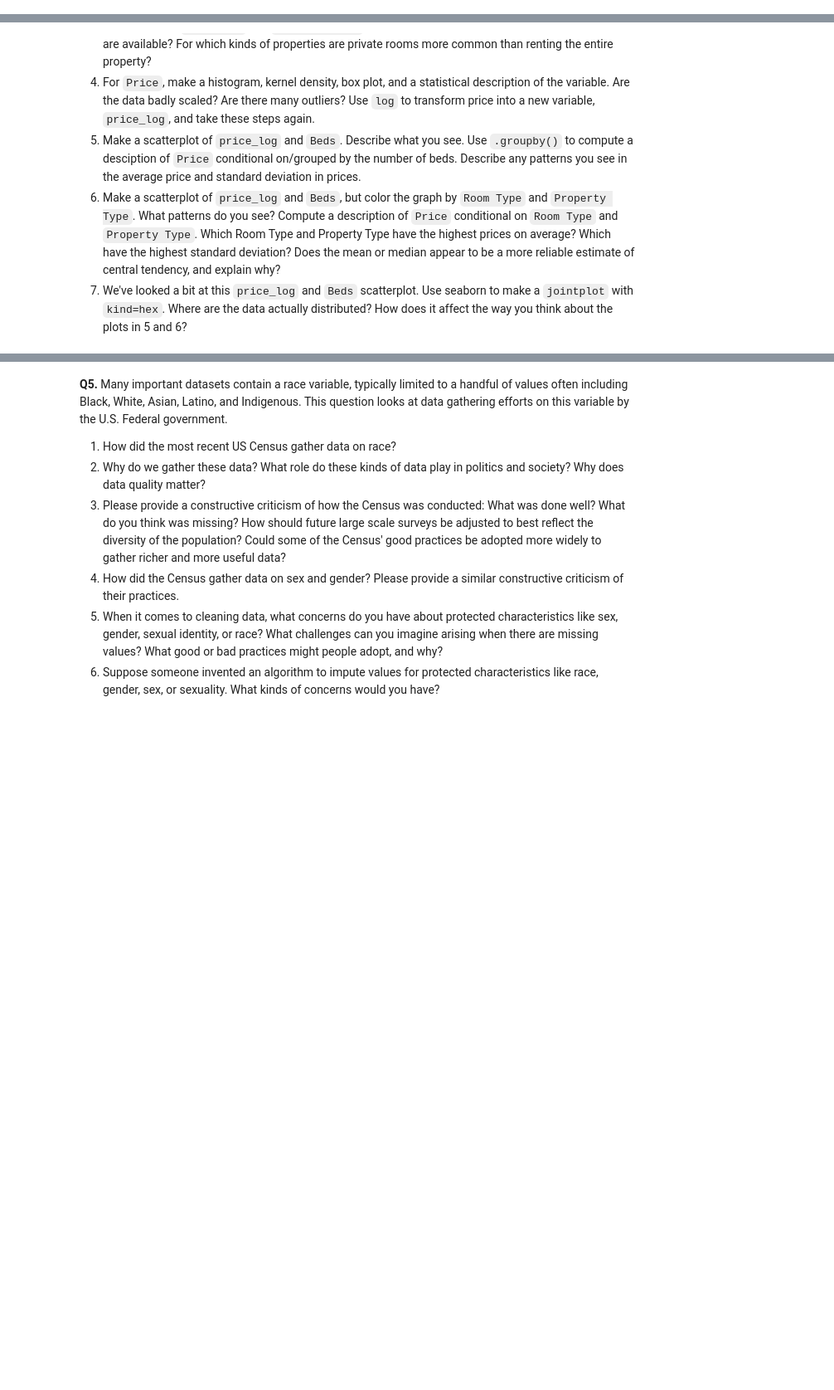
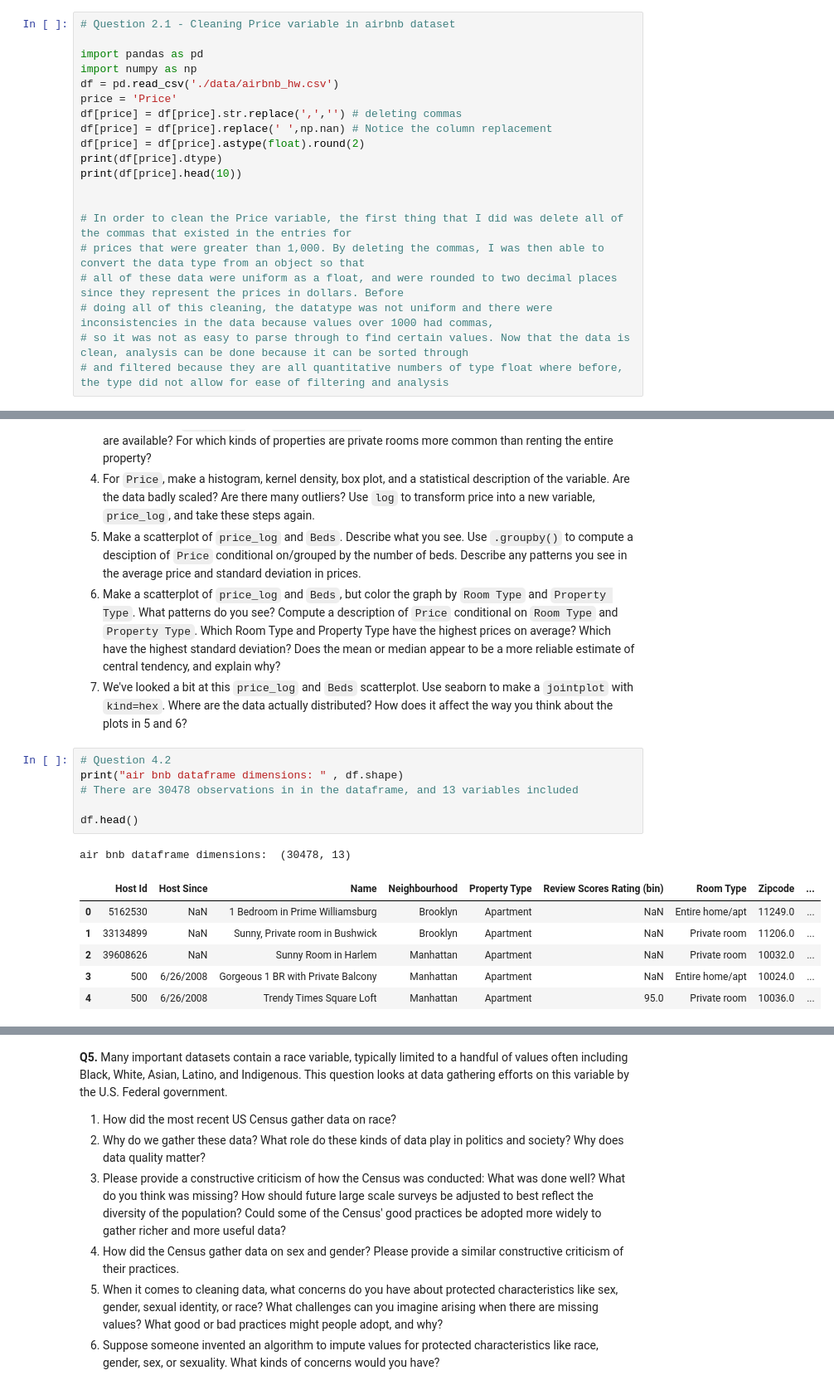
Before and after one commit to gdgurrola/assignment2, a Jupyter notebook: assignment2.ipynb, the cells around one changed output, grey strips where cells are left out. Shown at 83% size. Saved outputs shown, nothing was run; the diff lists cells and outputs as text; blank space fills up the shorter version.

Commit message:
question 2 almost done

```diff
--- a/assignment2.ipynb
+++ b/assignment2.ipynb
@@ -36,3 +36,23 @@
 2. Categorical variable: For the `./data/sharks.csv` data covered in the lecture, clean the "Type" variable as well as you can, and explain the choices you make.
 3. Dummy variable: For the pretrial data covered in the lecture, clean the `WhetherDefendantWasReleasedPretrial` variable as well as you can, and, in particular, replace missing values with `np.nan`.
 4. Missing values, not at random: For the pretrial data covered in the lecture, clean the `ImposedSentenceAllChargeInContactEvent` variable as well as you can, and explain the choices you make. (Hint: Look at the `SentenceTypeAllChargesAtConvictionInContactEvent` variable.)
+# %%
+# Question 2.1 - Cleaning Price variable in airbnb dataset
+
+import pandas as pd
+import numpy as np
+df = pd.read_csv('./data/airbnb_hw.csv')
+price = 'Price'
+df[price] = df[price].str.replace(',','') # deleting commas
+df[price] = df[price].replace(' ',np.nan) # Notice the column replacement
+df[price] = df[price].astype(float).round(2)
+print(df[price].dtype)
+print(df[price].head(10))
+
+
+# In order to clean the Price variable, the first thing that I did was delete all of the commas that existed in the entries for
+# prices that were greater than 1,000. By deleting the commas, I was then able to convert the data type from an object so that
+# all of these data were uniform as a float, and were rounded to two decimal places since they represent the prices in dollars. Before
+# doing all of this cleaning, the datatype was not uniform and there were inconsistencies in the data because values over 1000 had commas,
+# so it was not as easy to parse through to find certain values. Now that the data is clean, analysis can be done because it can be sorted through
+# and filtered because they are all quantitative numbers of type float where before, the type did not allow for ease of filtering and analysis
@@ -63,3 +183,17 @@ The "relevant" variables for this question are:
   5. Make a scatterplot of `price_log` and `Beds`. Describe what you see. Use `.groupby()` to compute a desciption of `Price` conditional on/grouped by the number of beds. Describe any patterns you see in the average price and standard deviation in prices.
   6. Make a scatterplot of `price_log` and `Beds`, but color the graph by `Room Type` and `Property Type`. What patterns do you see? Compute a description of `Price` conditional on `Room Type` and `Property Type`. Which Room Type and Property Type have the highest prices on average? Which have the highest standard deviation? Does the mean or median appear to be a more reliable estimate of central tendency, and explain why?
   7. We've looked a bit at this `price_log` and `Beds` scatterplot. Use seaborn to make a `jointplot` with `kind=hex`. Where are the data actually distributed? How does it affect the way you think about the plots in 5 and 6?
+# %%
+# Question 4.2
+print("air bnb dataframe dimensions: " , df.shape)
+# There are 30478 observations in in the dataframe, and 13 variables included
+
+df.head()
+# %% [output]
+air bnb dataframe dimensions:  (30478, 13)
+|  | Host Id | Host Since | Name | Neighbourhood | Property Type | Review Scores Rating (bin) | Room Type | Zipcode | ... |
+| 0 | 5162530 | NaN | 1 Bedroom in Prime Williamsburg | Brooklyn | Apartment | NaN | Entire home/apt | 11249.0 | ... |
+| 1 | 33134899 | NaN | Sunny, Private room in Bushwick | Brooklyn | Apartment | NaN | Private room | 11206.0 | ... |
+| 2 | 39608626 | NaN | Sunny Room in Harlem | Manhattan | Apartment | NaN | Private room | 10032.0 | ... |
+| 3 | 500 | 6/26/2008 | Gorgeous 1 BR with Private Balcony | Manhattan | Apartment | NaN | Entire home/apt | 10024.0 | ... |
+| 4 | 500 | 6/26/2008 | Trendy Times Square Loft | Manhattan | Apartment | 95.0 | Private room | 10036.0 | ... |
```
Also changed, not shown: parts of 7 cells of this notebook, 1 other file.
